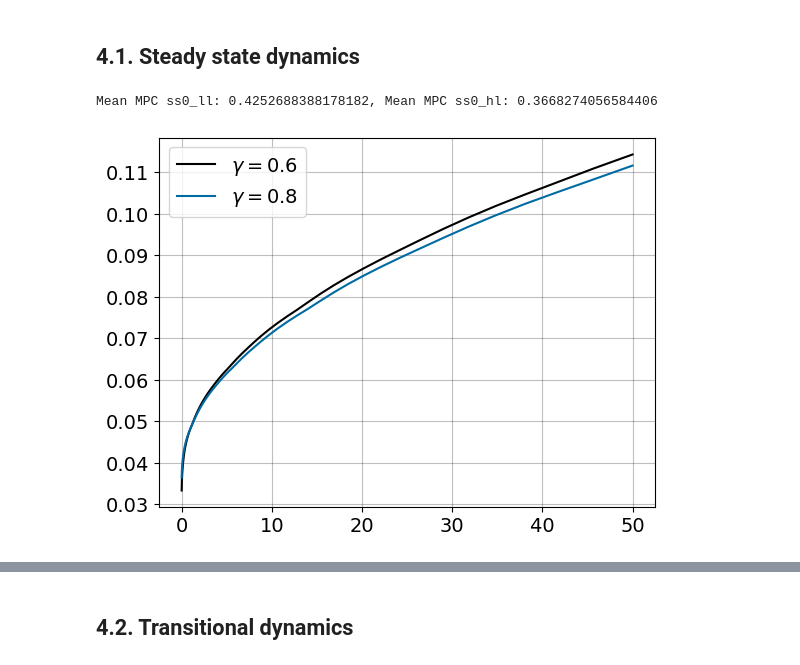
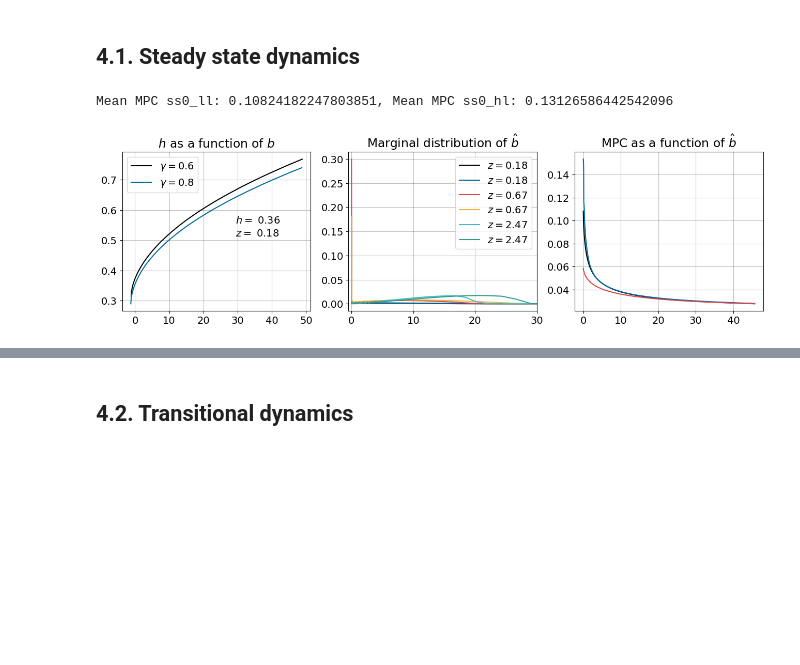
Before and after one commit to thom364e/sequence-jacobian, a Jupyter notebook: notebooks/housing_main_v2.ipynb, the cells around one changed output, grey strips where cells are left out. Cells and saved outputs as stored; diff of their text form; code cells hidden in the pictures; blank space fills up the shorter version.

```diff
--- a/notebooks/housing_main_v2.ipynb
+++ b/notebooks/housing_main_v2.ipynb
@@ -1394,15 +1394,15 @@ hank_ss = create_model(blocks_ss, name="One-Asset HANK SS")
 calibration = {'gamma': 0.6, 'theta': 0.97, 'sigma': 1.0, 'alpha': 0.111, 'bmin': 0.0, 'bmax': 50,
                'hmax': 5.0, 'kmax': 5.0, 'nB': 60, 'nH': 70, 'nK': 60, 'nZ': 3,
                'rho_z': 0.966, 'sigma_z': 0.92, 'N': 1.0, 'Z': 1.0, 'pi': 0.0, 'mu': 1.2,
-                'kappa': 0.1, 'rstar': 0.005, 'phi': 1.27, 'nu': 1.0, 'BBAR': 0.25, 'G': 0.0, 'HBAR': 1.0}
+                'kappa': 0.1, 'rstar': 0.005, 'phi': 1.25, 'nu': 1.0, 'BBAR': 0.25, 'G': 0.0, 'HBAR': 1.0}
 
 # calibration['alpha'] = 0.255
 # calibration['rstar'] = 0.03/4
 # calibration['nu'] = 2.0
-# calibration['theta'] = 0.99
+# calibration['theta'] = 0.925
 
-# unknowns_ss = {'beta': 0.9793721660932323, 'varphi': 0.808535783494474, 'qh': 5.833330693740451}
-unknowns_ss = {'beta': 0.981812522687375, 'varphi': 0.7668820666574003, 'qh': 1.751190316082686}
+unknowns_ss = {'beta': 0.9793721660932323, 'varphi': 0.808535783494474, 'qh': 5.833330693740451}
+# unknowns_ss = {'beta': 0.981812522687375, 'varphi': 0.7668820666574003, 'qh': 10.751190316082686}
 targets_ss = {'goods_mkt': 0, 'wage_res': 0, 'house_mkt': 0}
 
 ss0_ll = hank_ss.solve_steady_state(calibration, unknowns_ss, targets_ss, solver="hybr")
@@ -1412,26 +1412,61 @@ calibration_hl = calibration.copy()
 calibration_hl['gamma'] = 0.85
 ss0_hl = hank_ss.solve_steady_state(calibration_hl, unknowns_ss, targets_ss, solver="hybr")
 
-_, mean_mpc_ll = utils.calc_mpc(ss0_ll, 'hh_housecons')
+MPC_ll, mean_mpc_ll = utils.calc_mpc(ss0_ll, 'hh_housecons')
 _, mean_mpc_hl = utils.calc_mpc(ss0_hl, 'hh_housecons')
 print(f"Mean MPC ss0_ll: {mean_mpc_ll}, Mean MPC ss0_hl: {mean_mpc_hl}")
 # %% [output]
-Mean MPC ss0_ll: 0.4252688388178182, Mean MPC ss0_hl: 0.3668274056584406
+Mean MPC ss0_ll: 0.10824182247803851, Mean MPC ss0_hl: 0.13126586442542096
-# %%
-b_endo_ll = ss0_ll.internals['hh_housecons']['b_bhat_grid'][:,None] \
-            - ss0_ll['qh_lag']*ss['gamma']*ss0_ll.internals['hh_housecons']['h_bhat_grid'][None,:]
-
-b_endo_hl = ss0_hl.internals['hh_housecons']['b_bhat_grid'][:,None] \
-            - ss0_hl['qh_lag']*ss['gamma']*ss0_hl.internals['hh_housecons']['h_bhat_grid'][None,:]
-
-z_point = 0
-h_point = 2
-plt.plot(b_endo_ll[:,h_point], ss0_ll.internals['hh_housecons']['h_bhat'][z_point,:,h_point], label = r'$\gamma = 0.6$')
-plt.plot(b_endo_hl[:,h_point], ss0_hl.internals['hh_housecons']['h_bhat'][z_point,:,h_point], label = r'$\gamma = 0.8$')
-plt.legend()
-plt.show()
-# %% [output]
-[figure, removed]
+# %%
+bdmargdist_ll = np.sum(ss0_ll.internals['hh_housecons']['D'], axis=0)
+b_margdist_ll = np.sum(bdmargdist_ll,axis=1) # sum out housing
+
+bdmargdist_hl = np.sum(ss0_hl.internals['hh_housecons']['D'], axis=0)
+b_margdist_hl = np.sum(bdmargdist_hl,axis=1) # sum out housing
+
+bzmargdist_ll = np.sum(ss0_ll.internals['hh_housecons']['D'], axis=2)
+bzmargdist_hl = np.sum(ss0_hl.internals['hh_housecons']['D'], axis=2)
+
+b_endo_ll = ss0_ll.internals['hh_housecons']['b_bhat_grid'][:,None] \
+            - ss0_ll['qh_lag']*ss['gamma']*ss0_ll.internals['hh_housecons']['h_bhat_grid'][None,:]
+
+b_endo_hl = ss0_hl.internals['hh_housecons']['b_bhat_grid'][:,None] \
+            - ss0_hl['qh_lag']*ss['gamma']*ss0_hl.internals['hh_housecons']['h_bhat_grid'][None,:]
+
+z_point = 0
+h_point = 20
+
+fig, ax = plt.subplots(1, 3, figsize=(16,4))
+ax = ax.flatten()
+
+ax[0].plot(b_endo_ll[:,h_point], ss0_ll.internals['hh_housecons']['h_bhat'][z_point,:,h_point], label = r'$\gamma = 0.6$')
+ax[0].plot(b_endo_hl[:,h_point], ss0_hl.internals['hh_housecons']['h_bhat'][z_point,:,h_point], label = r'$\gamma = 0.8$')
+ax[0].legend()
+ax[0].set_title(r'$h$ as a function of $b$')
+ax[0].text(0.6, 0.6, f"$h =$ {ss0_hl.internals['hh_housecons']['h_bhat_grid'][h_point]:.2f}",
+         horizontalalignment='left', verticalalignment='top', transform=ax[0].transAxes)
+ax[0].text(0.6, 0.52, f"$z =$ {ss0_hl.internals['hh_housecons']['z_grid'][z_point]:.2f}",
+         horizontalalignment='left', verticalalignment='top', transform=ax[0].transAxes)
+
+# ax[1].plot(ss0_hl.internals['hh_housecons']['b_bhat_grid'], b_margdist_ll, label = r'$\gamma = 0.6$')
+# ax[1].plot(ss0_hl.internals['hh_housecons']['b_bhat_grid'], b_margdist_hl, label = r'$\gamma = 0.8$')
+
+for i in range(3):
+    ax[1].plot(ss0_ll.internals['hh_housecons']['b_bhat_grid'], bzmargdist_ll[i],
+               label = f'$z = {ss0_ll.internals["hh_housecons"]["z_grid"][i]:.2f}$')
+    ax[1].plot(ss0_hl.internals['hh_housecons']['b_bhat_grid'], bzmargdist_hl[i],
+               label = f'$z = {ss0_hl.internals["hh_housecons"]["z_grid"][i]:.2f}$')
+ax[1].set_title(r'Marginal distribution of $\hat b$')
+ax[1].legend()
+ax[1].set_xlim(-0.5, 30)
+
+for i in range(3):
+    ax[2].plot(ss0_ll.internals['hh_housecons']['b_bhat_grid'][:-1], MPC_ll[i, :, h_point][:-1], label = r'$\gamma = 0.6$')
+ax[2].set_title(r'MPC as a function of $\hat b$')
+
+plt.show()
+# %% [output]
+[figure, added]
 # %%
 # print(f"Low leverage: beta: {ss0_lll['beta']}, varphi: {ss0_lll['varphi']}, qh: {ss0_lll['qh']}")
 print(f"Low leverage: beta: {ss0_ll['beta']}, varphi: {ss0_ll['varphi']}, qh: {ss0_ll['qh']}")
```
Also changed, not shown: parts of 2 cells of this notebook.
